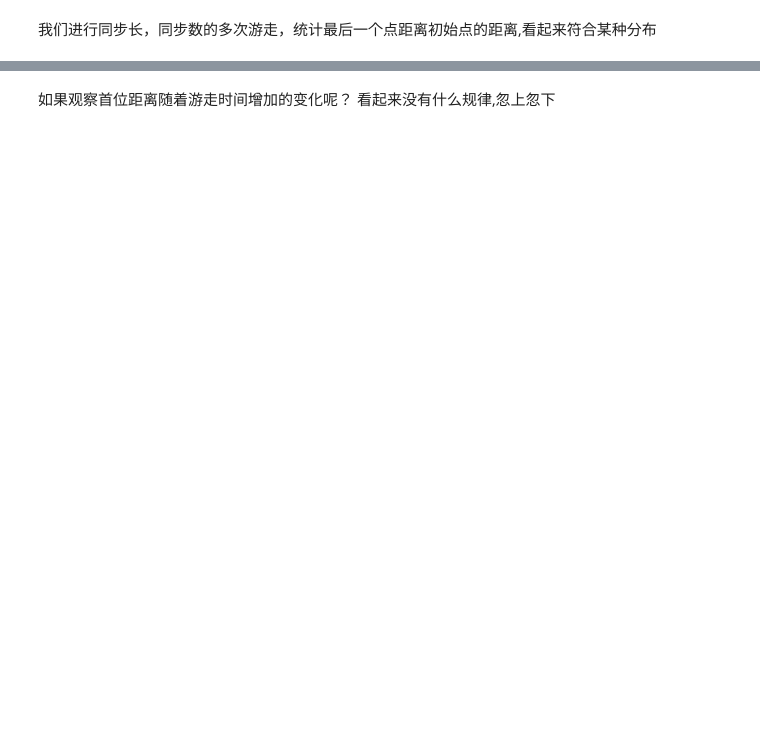
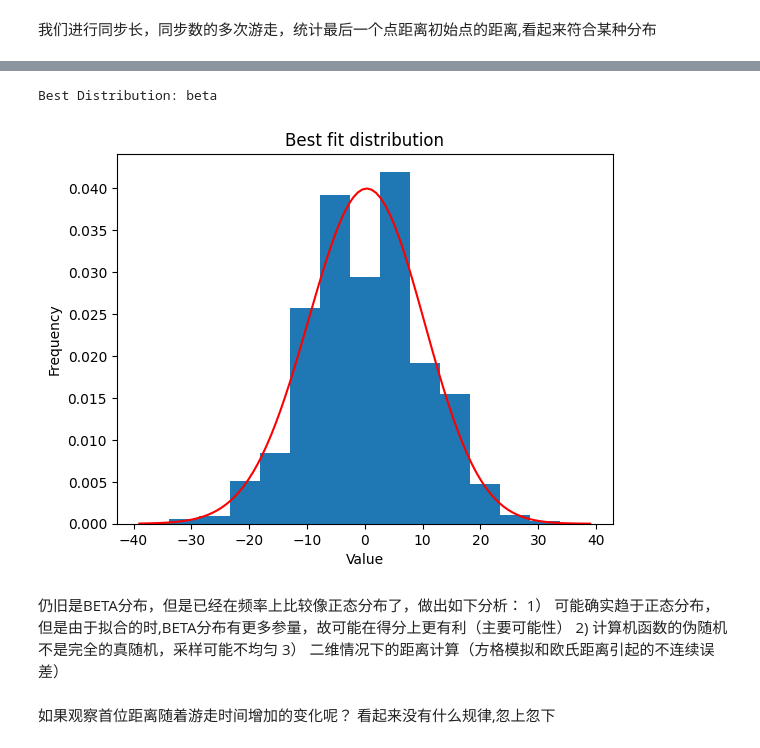
Before and after one commit to Jingdan-Chen/random_walk, a Jupyter notebook: random_walk.ipynb, the cells around one changed output, grey strips where cells are left out. Saved outputs shown, nothing was run; the diff lists cells and outputs as text; code cells hidden in the pictures; blank space fills up the shorter version.

```diff
--- a/random_walk.ipynb
+++ b/random_walk.ipynb
@@ -74,6 +74,32 @@ def rand_walk_2D(num_steps=1,step_size=1,ifplot=True,out_type=1):
         for i in range(len(x_pos)):
             result.append(sqrt((x_pos[0]-x_pos[i])**2+(y_pos[0]-y_pos[i])**2))
         return result,x_pos,y_pos
+
+def rand_walk_1D(num_steps=1,step_size=1,out_type=1):
+    # ifplot: 是否画出游走轨迹
+    # out_type: 1：仅输出最后一个点距离第一个点的距离；2：输出每一步游走的距离
+    # 初始化x和y位置
+    x_pos = [0]
+
+    # 模拟随机游走
+    for i in range(num_steps):
+        # 随机选择方向
+        direction = np.random.choice(["L","R"],p=[0.5, 0.5])
+
+        # 移动位置
+        if direction == 'L':
+            x_pos.append(x_pos[-1] - step_size)
+        else:
+            x_pos.append(x_pos[-1] + step_size)
+
+    assert out_type in (1,2)
+    if out_type==1:
+        return x_pos[i]
+    elif out_type==2:
+        result = []
+        for i in range(len(x_pos)):
+            result.append(x_pos[i])
+        return result,x_pos
 
 def linear(x,a,b):
     return a*x+b
@@ -186,3 +214,14 @@ $$
+# %%
+res_lis = [rand_walk_1D(num_steps=100,step_size=1) for _ in range(10000)]
+explore_distribution(res_lis)
+# %% [output]
+Best Distribution: beta
+[figure, added]
+# %% [markdown]
+仍旧是BETA分布，但是已经在频率上比较像正态分布了，做出如下分析：
+1） 可能确实趋于正态分布，但是由于拟合的时,BETA分布有更多参量，故可能在得分上更有利（主要可能性）
+2)  计算机函数的伪随机不是完全的真随机，采样可能不均匀
+3） 二维情况下的距离计算（方格模拟和欧氏距离引起的不连续误差）
 # %% [markdown]
 如果观察首位距离随着游走时间增加的变化呢？
 看起来没有什么规律,忽上忽下
```
Also changed, not shown: parts of 9 cells of this notebook, 2 other files.
